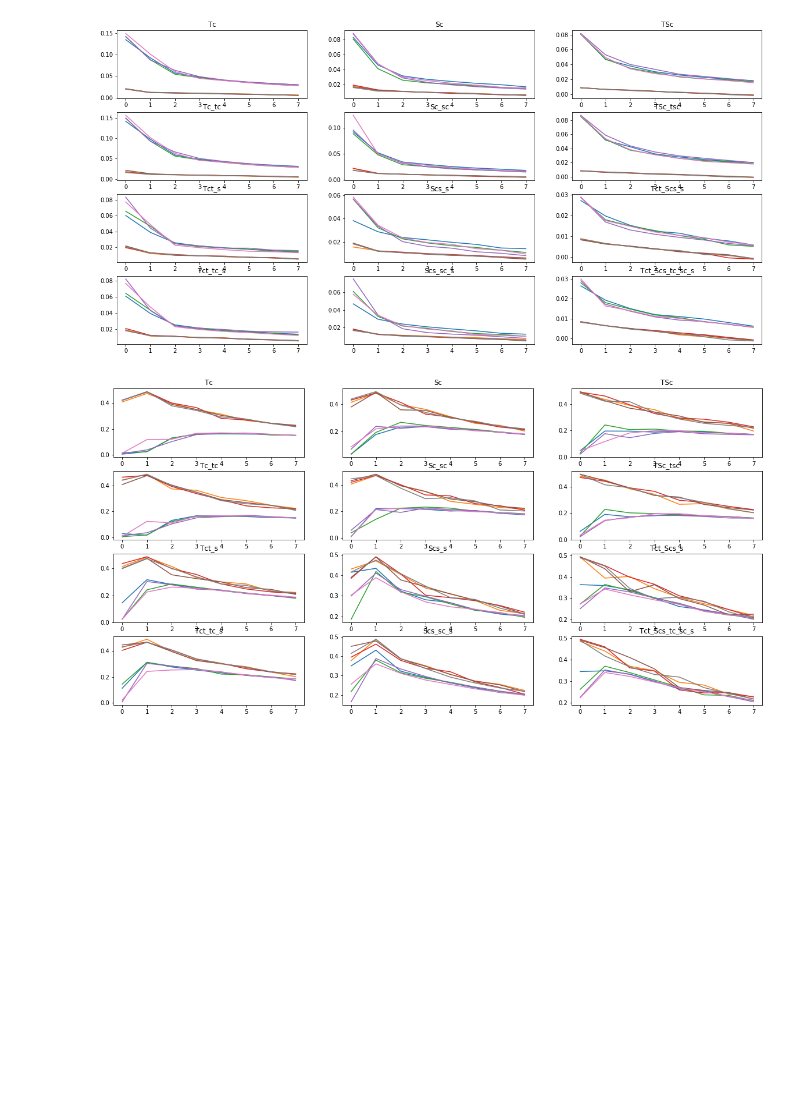
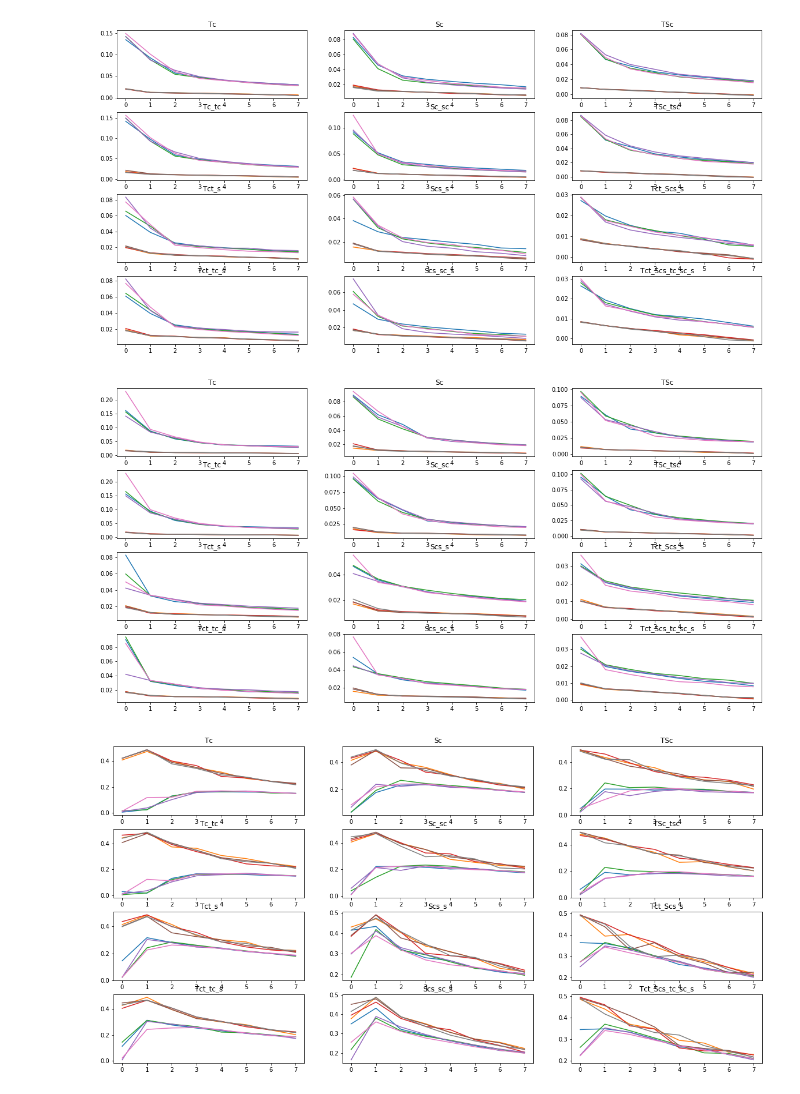
Before and after one commit to ljollans/cv_clustering, a Jupyter notebook: notebooks/mddnullcomp_summaries_270520.ipynb, the cells around one changed output. Saved outputs shown, nothing was run; the diff lists cells and outputs as text; code cells hidden in the pictures; blank space fills up the shorter version.

```diff
--- a/notebooks/mddnullcomp_summaries_270520.ipynb
+++ b/notebooks/mddnullcomp_summaries_270520.ipynb
@@ -13,32 +13,62 @@ input_filedir = '/Users/lee_jollans/Projects/clustering_pilot/FEB_PUT/FEB_'
 modstr = '_mod_ctrl_'
 input_filedirn = '/Users/lee_jollans/Projects/clustering_pilot/null/MDDnull/MDD__'
 modstrn = '_mod_null_'
+
+input_filediri = '/Users/lee_jollans/Projects/clustering_pilot/IXI2/act/IXI2_'
+modstri = '_mod_'
+input_filedirin = '/Users/lee_jollans/Projects/clustering_pilot/IXI2/null2/IXI2_'
+modstrin = '_mod_null_'
 # %%
 ##################
 #    LEVEL 1     #
 ##################
 
 with open(input_filedir + modstr + 'sil_pac_lvl1.pkl', 'rb') as f:
-    [silhouette_lvl1,pac_lvl1]=pickle.load(f)
+    [silhouette_lvl1,pac_lvl1,clussize_lvl1]=pickle.load(f)
 
 with open(input_filedirn + modstrn + 'sil_pac_lvl1.pkl', 'rb') as f:
-    [silhouette_lvl1n,pac_lvl1n]=pickle.load(f)
+    [silhouette_lvl1n,pac_lvl1n,clussize_lvl1n]=pickle.load(f)
+
+with open(input_filediri + modstri + 'sil_pac_lvl1.pkl', 'rb') as f:
+    [silhouette_lvl1i,pac_lvl1i,clussize_lvl1i]=pickle.load(f)
+
+with open(input_filedirin + modstrin + 'sil_pac_lvl1.pkl', 'rb') as f:
+    [silhouette_lvl1in,pac_lvl1in,clussize_lvl1in]=pickle.load(f)
+
+
 
 fig=plt.figure(figsize=[20,10])
 for s in range(len(sets)):
     plt.subplot(4,3,s+1); plt.title(sets[s])
     for mf in range(4):
         plt.plot([np.nanmean(silhouette_lvl1[s,mf,:,:,k]) for k in range(n_k)])
         plt.plot([np.nanmean(silhouette_lvl1n[s,mf,:,:,k]) for k in range(n_k)])
 plt.show()
 
 fig=plt.figure(figsize=[20,10])
 for s in range(len(sets)):
     plt.subplot(4,3,s+1); plt.title(sets[s])
     for mf in range(4):
+        plt.plot([np.nanmean(silhouette_lvl1i[s,mf,:,:,k]) for k in range(n_k)])
+        plt.plot([np.nanmean(silhouette_lvl1in[s,mf,:,:,k]) for k in range(n_k)])
+plt.show()
+
+fig=plt.figure(figsize=[20,10])
+for s in range(len(sets)):
+    plt.subplot(4,3,s+1); plt.title(sets[s])
+    for mf in range(4):
         plt.plot([np.nanmean(pac_lvl1[s,mf,:,k]) for k in range(n_k)])
         plt.plot([np.nanmean(pac_lvl1n[s,mf,:,k]) for k in range(n_k)])
 plt.show()
+
+fig=plt.figure(figsize=[20,10])
+for s in range(len(sets)):
+    plt.subplot(4,3,s+1); plt.title(sets[s])
+    for mf in range(4):
+        plt.plot([np.nanmean(pac_lvl1i[s,mf,:,k]) for k in range(n_k)])
+        plt.plot([np.nanmean(pac_lvl1in[s,mf,:,k]) for k in range(n_k)])
+plt.show()
 # %% [output]
 [figure]
-[figure, old version]
+[figure, new version]
+[figure, added]
```
Also changed, not shown: parts of 2 cells of this notebook, 3 other files.
